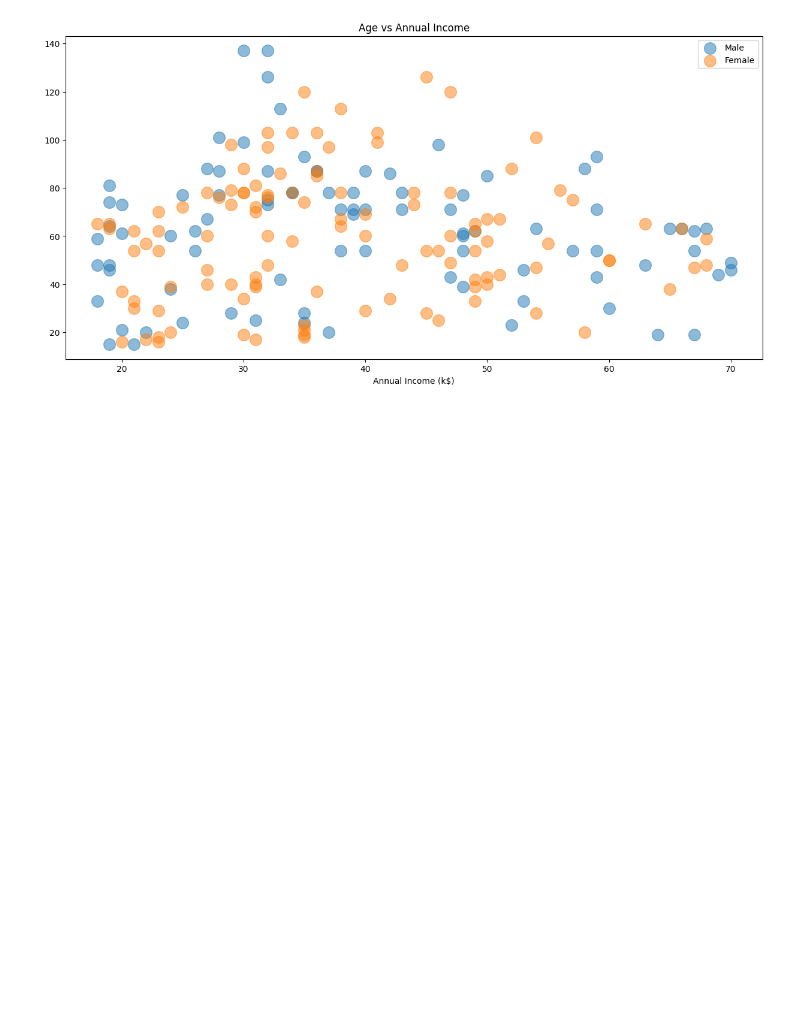
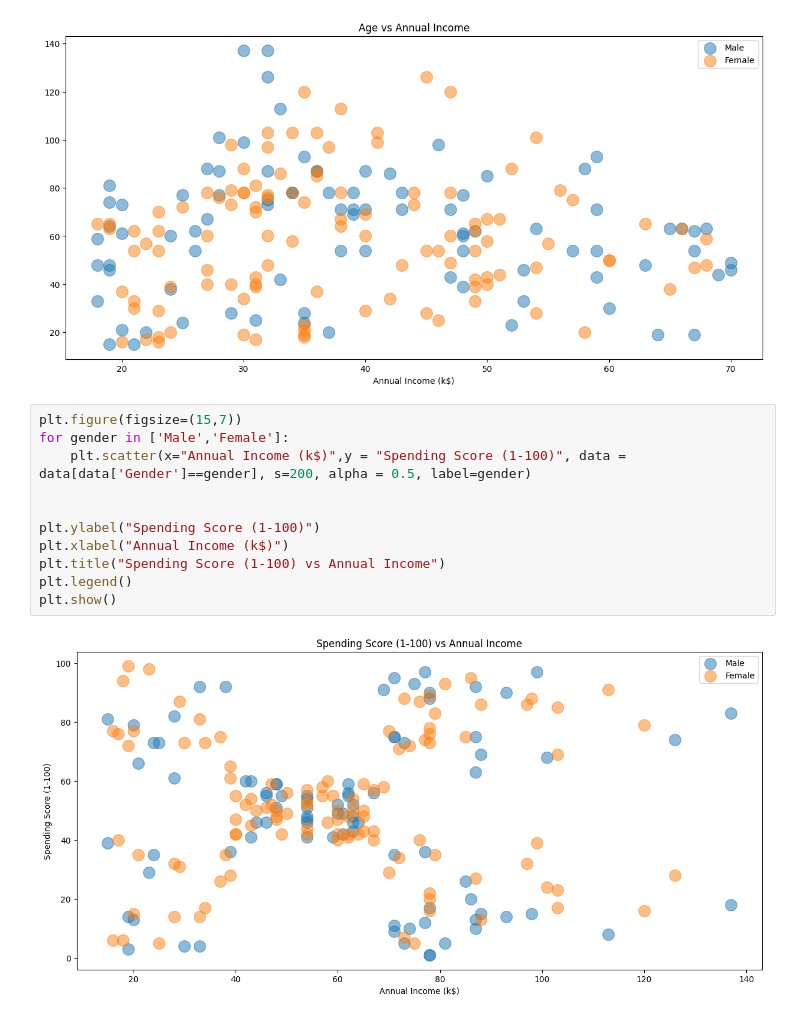
Before and after one commit to RajeevDash007/customer_segmentation_K-Means, a Jupyter notebook: code.ipynb, the cells around one changed output. Saved outputs shown, nothing was run; the diff lists cells and outputs as text; blank space fills up the shorter version.

Commit message:
Spending Score (1-100) vs Annual Income plots

```diff
--- a/code.ipynb
+++ b/code.ipynb
@@ -185,3 +185,16 @@ plt.legend()
 plt.show()
 # %% [output]
 [figure]
+# %%
+plt.figure(figsize=(15,7))
+for gender in ['Male','Female']:
+    plt.scatter(x="Annual Income (k$)",y = "Spending Score (1-100)", data = data[data['Gender']==gender], s=200, alpha = 0.5, label=gender)
+
+
+plt.ylabel("Spending Score (1-100)")
+plt.xlabel("Annual Income (k$)")
+plt.title("Spending Score (1-100) vs Annual Income")
+plt.legend()
+plt.show()
+# %% [output]
+[figure, added]
```
Also changed, not shown: parts of 2 cells of this notebook.
